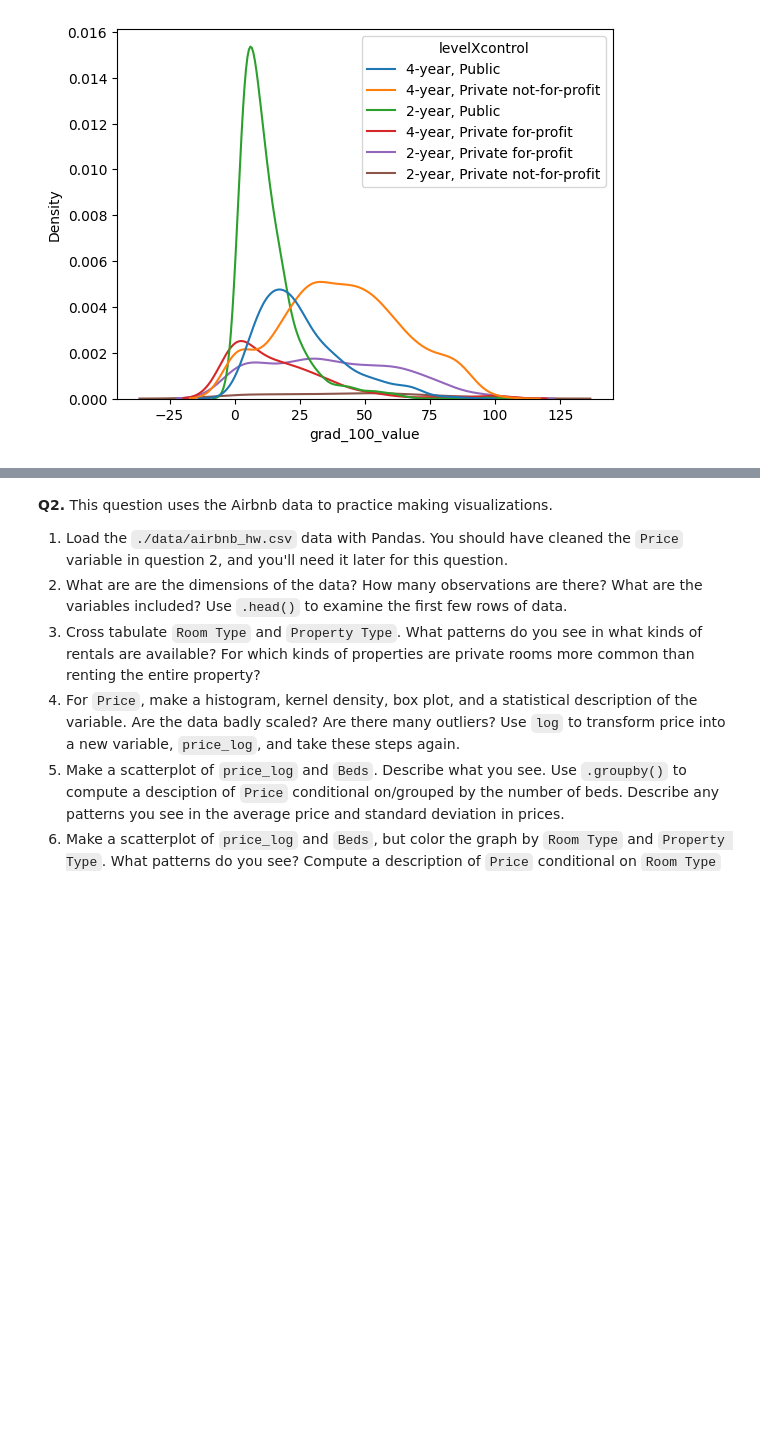
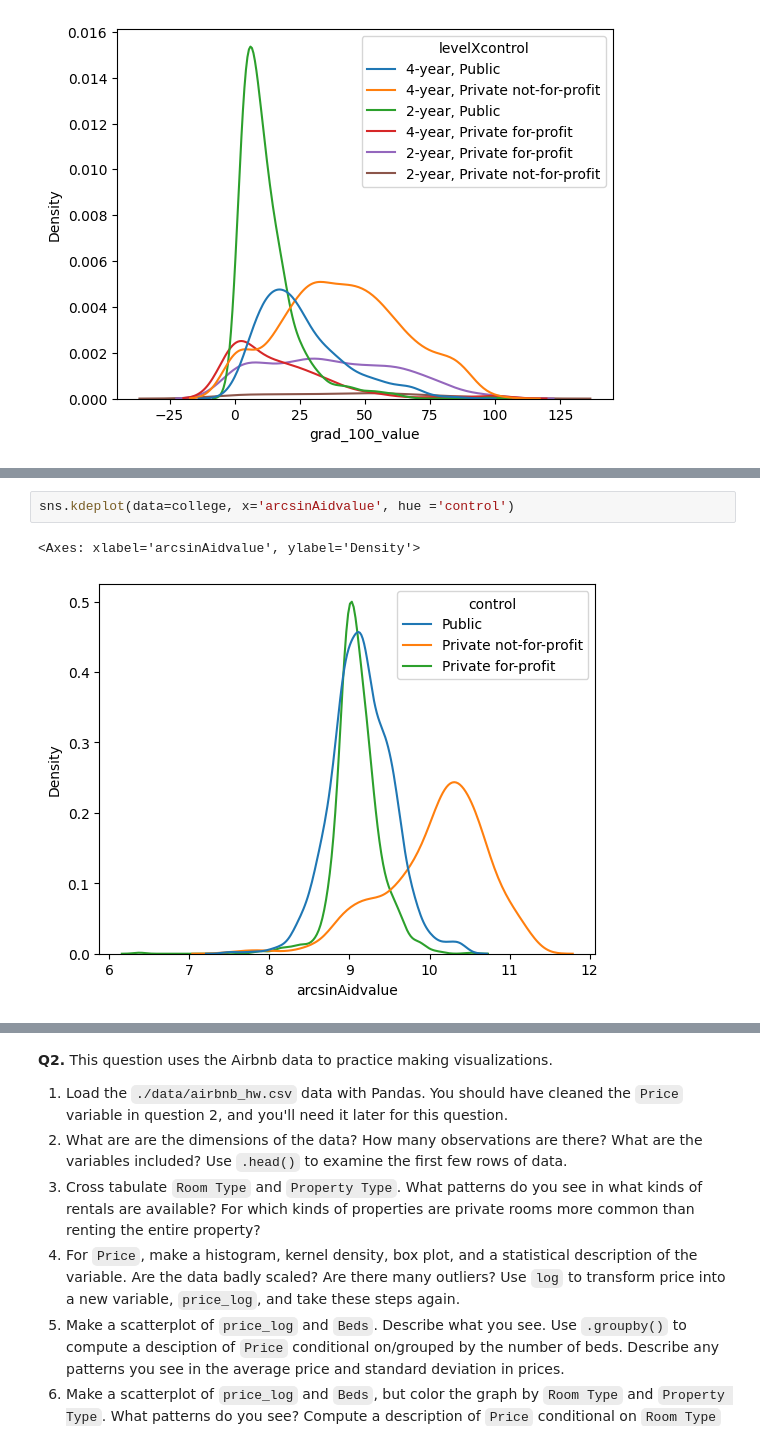
Before and after one commit to Catherine-Nguyen88/visualization, a Jupyter notebook: assignment/assignment.ipynb, the cells around one changed output, grey strips where cells are left out. Saved outputs shown, nothing was run; the diff lists cells and outputs as text; blank space fills up the shorter version.

```diff
--- a/assignment/assignment.ipynb
+++ b/assignment/assignment.ipynb
@@ -164,0 +184,5 @@ college.loc[:, ['grad_100_value', 'level', 'control']].groupby(['level','control
+# %%
+sns.kdeplot(data=college, x='arcsinAidvalue', hue ='control')
+# %% [output]
+<Axes: xlabel='arcsinAidvalue', ylabel='Density'>
+[figure, added]
```
Also changed, not shown: parts of 7 cells of this notebook.
